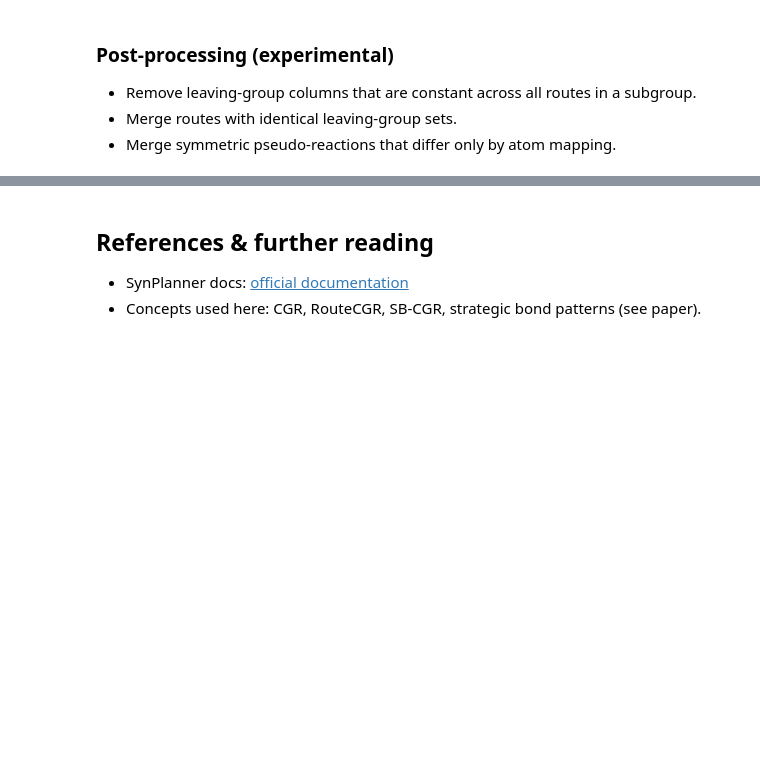
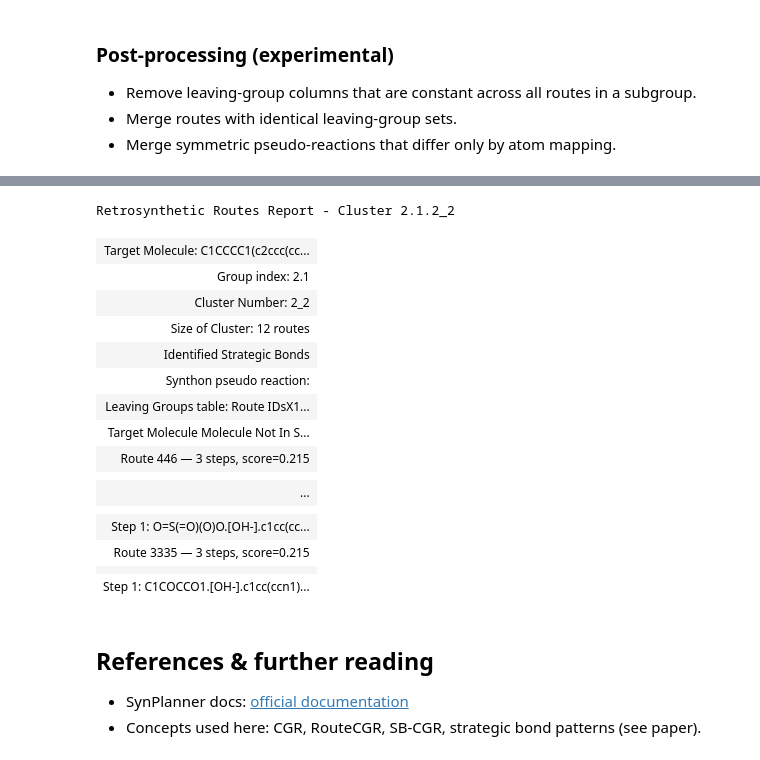
Before and after one commit to Laboratoire-de-Chemoinformatique/SynPlanner, a Jupyter notebook: tutorials/07_Clustering.ipynb, the cells around one changed output, grey strips where cells are left out. Cells and saved outputs as stored; diff of their text form; code cells hidden in the pictures; blank space fills up the shorter version.

```diff
--- a/tutorials/07_Clustering.ipynb
+++ b/tutorials/07_Clustering.ipynb
@@ -272,0 +280,5 @@ Available subclusters for 2.1: ['5_1', '4_1', '3_1', '4_2', '5_2', '6_1', '6_2',
+# %%
+first_key = '2_2'
+subgroup = all_subclusters[cluster_index][first_key]
+    # display(HTML(routes_subclustering_report(routes_json, subgroup, cluster_index, first_key, all_sb_cgrs, aam=False)))
+display(HTML(routes_subclustering_report(tree, subgroup, cluster_index, first_key, all_sb_cgrs, aam=False)))
@@ -278,5 +292,5 @@ Available subclusters for 2.1: ['5_1', '4_1', '3_1', '4_2', '5_2', '6_1', '6_2',
 # %%
 if subgroup and len(subgroup['routes_data']) > 1:
     new_subgroup = post_process_subgroup(subgroup)
-    display(HTML(routes_subclustering_report(routes_json, new_subgroup, cluster_index, first_key, all_reduced_route_cgrs, if_lg_group=True)))
+    display(HTML(routes_subclustering_report(tree, new_subgroup, cluster_index, first_key, all_sb_cgrs, if_lg_group=True)))
 # %% [output]
@@ -284,3 +297,20 @@ if subgroup and len(subgroup['routes_data']) > 1:
+Retrosynthetic Routes Report - Cluster 2.1.2_2
+| Target Molecule: C1CCCC1(c2ccc(cc... |
+| Group index: 2.1 |
+| Cluster Number: 2_2 |
+| Size of Cluster: 12 routes |
+| Identified Strategic Bonds |
+| Synthon pseudo reaction: |
+| Leaving Groups table: Route IDsX1... |
+| Target Molecule Molecule Not In S... |
+| Route 446 — 3 steps, score=0.215 |
+|  |
+| ... |
+|  |
+| Step 1: O=S(=O)(O)O.[OH-].c1cc(cc... |
+| Route 3335 — 3 steps, score=0.215 |
+|  |
+| Step 1: C1COCCO1.[OH-].c1cc(ccn1)... |
 # %% [markdown]
 ## References & further reading
 - SynPlanner docs: <a href="https://synplanner.readthedocs.io/">official documentation</a>
```
Also changed, not shown: parts of 16 cells of this notebook.
